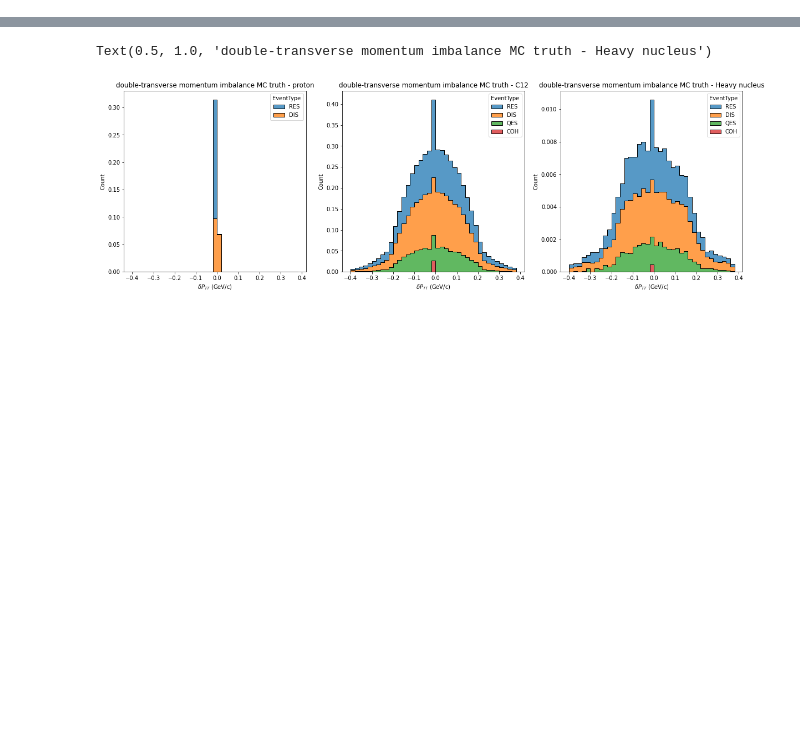
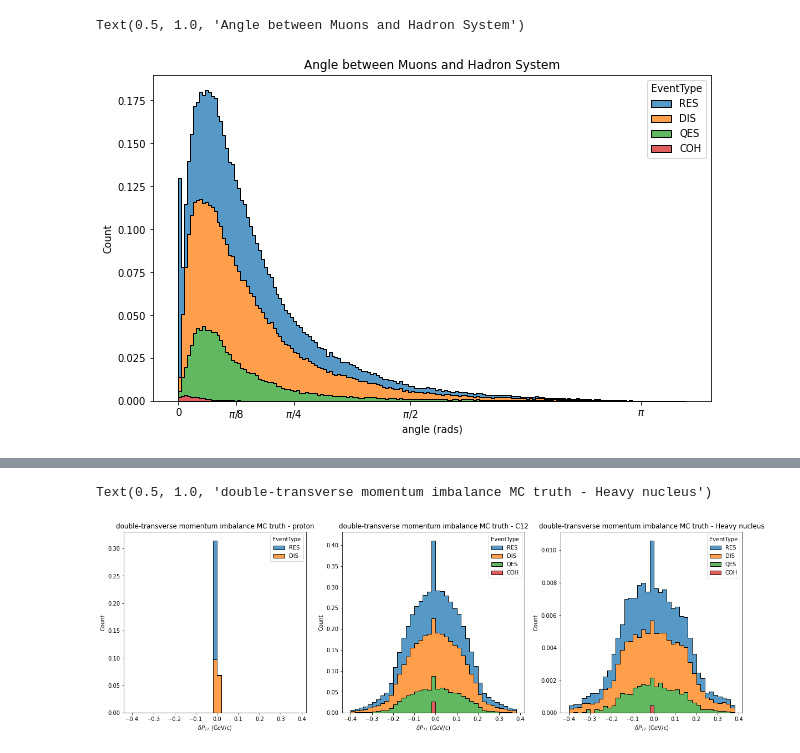
Before and after one commit to GianfrancoIngratta/SAND-PHYSICS, a Jupyter notebook: notebook/AnalyseGenie.ipynb, the cells around one changed output, grey strips where cells are left out. Saved outputs shown, nothing was run; the diff lists cells and outputs as text; code cells hidden in the pictures; blank space fills up the shorter version.

```diff
--- a/notebook/AnalyseGenie.ipynb
+++ b/notebook/AnalyseGenie.ipynb
@@ -25,8 +28,24 @@ df = file.arrays(['InteractionTarget',
                   'InitialNucleonMomentum',
                   'TransverseBoostingAngle',
                   'Asimmetry_RmH',
+                  'FinalStateMuonEmissionAngle',
+                  'FinalStateHadronicSystemEmissionAngle',
+                  'FinalStateHadronicSystemVSMuonsAngle',
                   'EventType'],library='pd')
 
 group_interaction_targets = lambda x : x if x == "proton" or x == 'C12' else "Heavy nucleus"
 df["InteractionTarget_grouped"] = df["InteractionTarget"].apply(group_interaction_targets)
 df["ScaleFactor"]=2.884724e-44
+# %%
+fig,ax = plt.subplots(figsize=(10,6))
+
+sns.histplot(data=df,x="FinalStateHadronicSystemVSMuonsAngle",hue="EventType",weights=df.ScaleFactor*1e38,
+             multiple="stack",element="step",bins=np.arange(0,np.pi*1.1,0.02))
+
+ax.set_xlabel("angle (rads)")
+ax.set_xticks([0, np.pi/8, np.pi/4, np.pi/2, np.pi])
+ax.set_xticklabels(['0', r'$\pi/8$',r'$\pi/4$',r'$\pi/2$', r'$\pi$'])
+ax.set_title("Angle between Muons and Hadron System")
+# %% [output]
+Text(0.5, 1.0, 'Angle between Muons and Hadron System')
+[figure, added]
```
Also changed, not shown: parts of 4 cells of this notebook, 6 other files.
